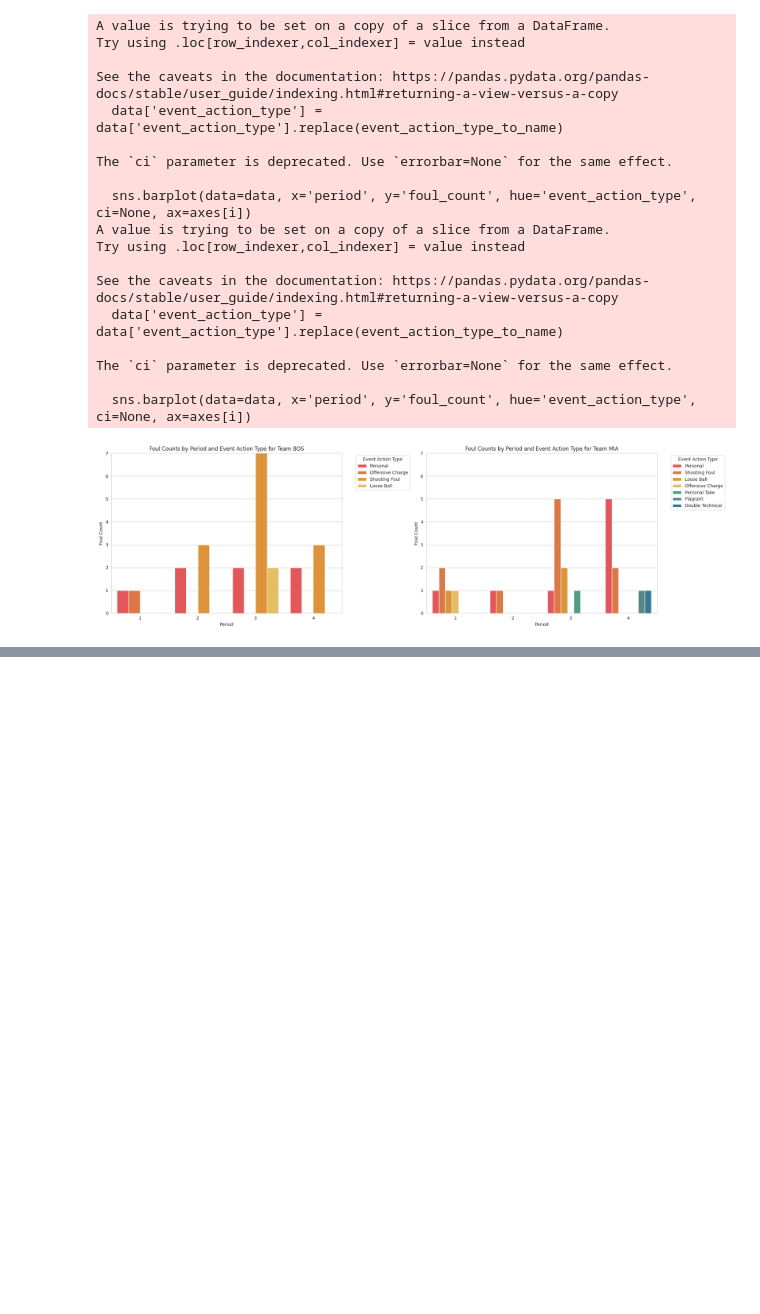
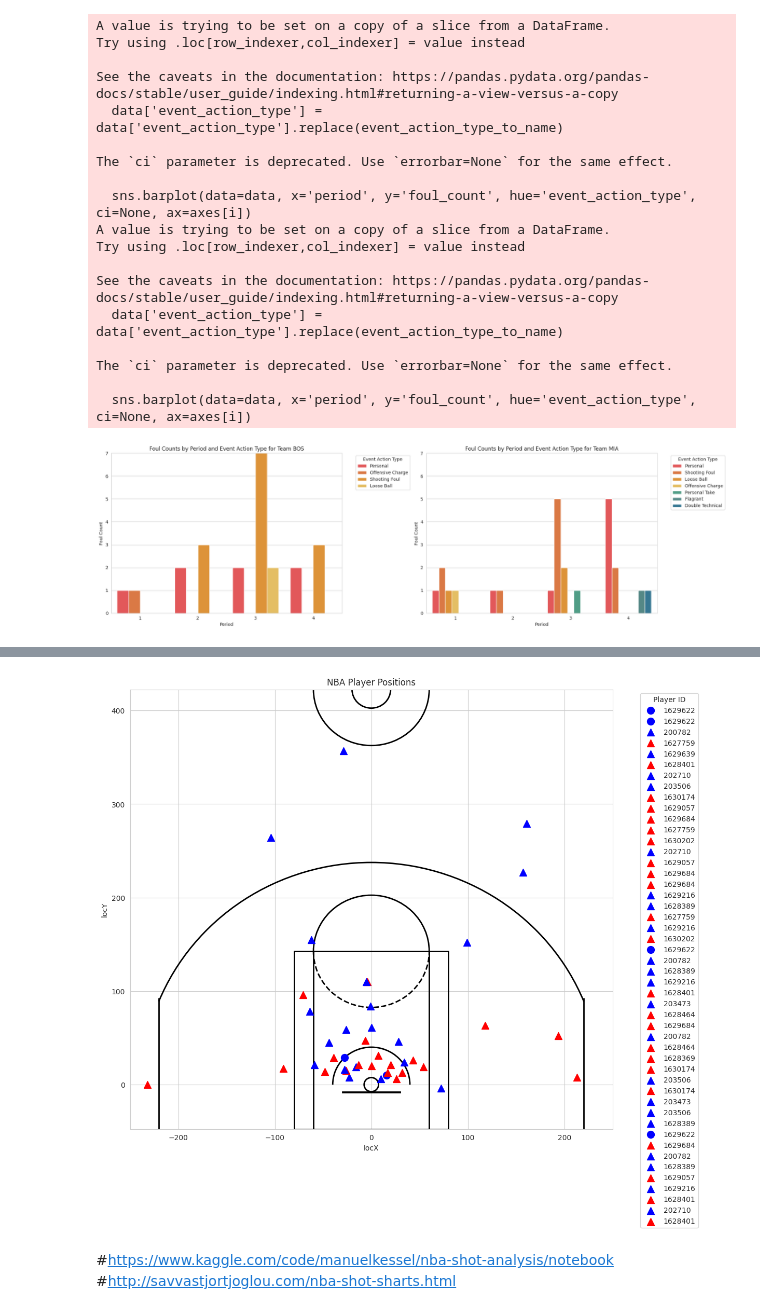
Before and after one commit to naomiyjiang/wisd_court_catalysts, a Jupyter notebook: Foul_Violation.ipynb, the cells around one changed output, grey strips where cells are left out. Drawn from its saved outputs; the diff is of its cells as text; code cells hidden in the pictures; blank space fills up the shorter version.

```diff
--- a/Foul_Violation.ipynb
+++ b/Foul_Violation.ipynb
@@ -55,8 +54,19 @@ foul_events
 # %%
-df['player_name'] = df['description'].str.extract(r'\] (\w+)', expand=False)
+# Assuming you have a DataFrame called foul_events with a column named 'description'
+
+# Extract player names from the 'description' column using regular expression
+foul_events['player_name'] = foul_events['description'].str.extract(r'\] (\w+)', expand=False)
+
+# Perform the groupby operation on 'player_name' column
 grouped_data = foul_events.groupby('player_name')
+
+# Count the number of fouls per player and sort the results in descending order
 foul_counts = grouped_data.size().reset_index(name='foul_number').sort_values(by='foul_number', ascending=False)
+
+# Reset the index of the DataFrame
 foul_counts = foul_counts.reset_index(drop=True)
+
+# Print the resulting DataFrame
 print(foul_counts)
 # %% [output]
    player_name  foul_number
@@ -661,0 +355,37 @@ plt.show()
+# %%
+def plot_player_positions(player_data):
+    plt.figure(figsize=(12, 11))
+    draw_court()
+
+    # Plot player positions
+    for index, player_info in player_data.iterrows():
+        locX = player_info['locX']
+        locY = player_info['locY']
+        team_id = player_info['team_id']
+        player_id = player_info['player1_id']  # Assuming player1_id contains unique player identifiers
+
+        # Differentiate players from different teams using colors
+        color = 'red' if team_id == 1610612738 else 'blue'  # Change team_id accordingly
+
+        # Use a unique marker for each player
+        marker = 'o' if player_id == 1629622 else '^'  # Change player_id accordingly
+
+        plt.scatter(locX, locY, color=color, marker=marker, s=100, label=player_id)
+
+    plt.xlim(-250, 250)
+    plt.ylim(-47.5, 422.5)
+
+    # Add legends and labels
+    plt.legend(title='Player ID', bbox_to_anchor=(1.05, 1), loc='upper left')
+    plt.title('NBA Player Positions')
+    plt.xlabel('locX')
+    plt.ylabel('locY')
+
+    plt.show()
+
+plot_player_positions(foul_events)
+# %% [output]
+[figure, added]
+# %% [markdown]
+ #https://www.kaggle.com/code/manuelkessel/nba-shot-analysis/notebook
+  #http://savvastjortjoglou.com/nba-shot-sharts.html
```
Also changed, not shown: parts of 10 cells of this notebook.
